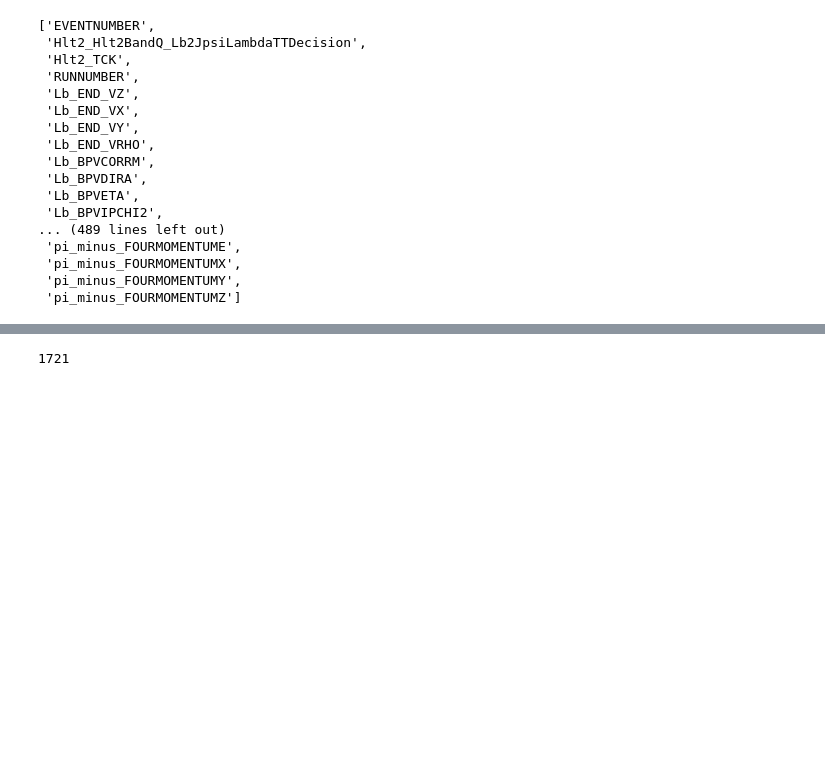
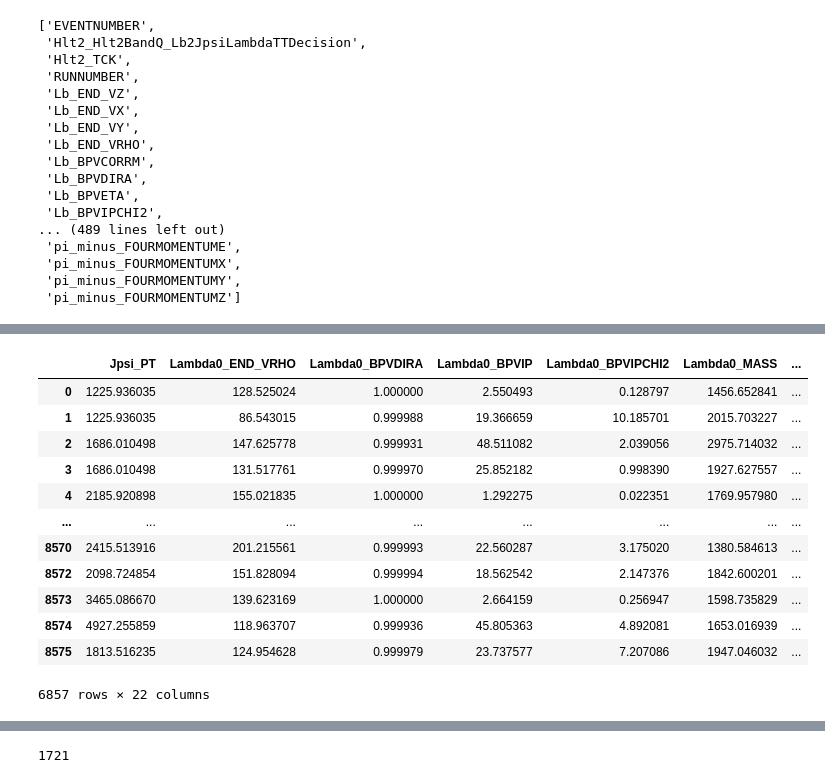
Before and after one commit to javeser/Trabajo-Fin-Master, a Jupyter notebook: catboot_model.ipynb, the cells around one changed output, grey strips where cells are left out. Cells and saved outputs as stored; diff of their text form; code cells hidden in the pictures; blank space fills up the shorter version.

```diff
--- a/catboot_model.ipynb
+++ b/catboot_model.ipynb
@@ -41,0 +42,16 @@ plt.show()
+# %%
+bg_data
+# %% [output]
+|  | Jpsi_PT | Lambda0_END_VRHO | Lambda0_BPVDIRA | Lambda0_BPVIP | Lambda0_BPVIPCHI2 | Lambda0_MASS | ... |
+| 0 | 1225.936035 | 128.525024 | 1.000000 | 2.550493 | 0.128797 | 1456.652841 | ... |
+| 1 | 1225.936035 | 86.543015 | 0.999988 | 19.366659 | 10.185701 | 2015.703227 | ... |
+| 2 | 1686.010498 | 147.625778 | 0.999931 | 48.511082 | 2.039056 | 2975.714032 | ... |
+| 3 | 1686.010498 | 131.517761 | 0.999970 | 25.852182 | 0.998390 | 1927.627557 | ... |
+| 4 | 2185.920898 | 155.021835 | 1.000000 | 1.292275 | 0.022351 | 1769.957980 | ... |
+| ... | ... | ... | ... | ... | ... | ... | ... |
+| 8570 | 2415.513916 | 201.215561 | 0.999993 | 22.560287 | 3.175020 | 1380.584613 | ... |
+| 8572 | 2098.724854 | 151.828094 | 0.999994 | 18.562542 | 2.147376 | 1842.600201 | ... |
+| 8573 | 3465.086670 | 139.623169 | 1.000000 | 2.664159 | 0.256947 | 1598.735829 | ... |
+| 8574 | 4927.255859 | 118.963707 | 0.999936 | 45.805363 | 4.892081 | 1653.016939 | ... |
+| 8575 | 1813.516235 | 124.954628 | 0.999979 | 23.737577 | 7.207086 | 1947.046032 | ... |
+6857 rows × 22 columns
```
Also changed, not shown: parts of 11 cells of this notebook.
